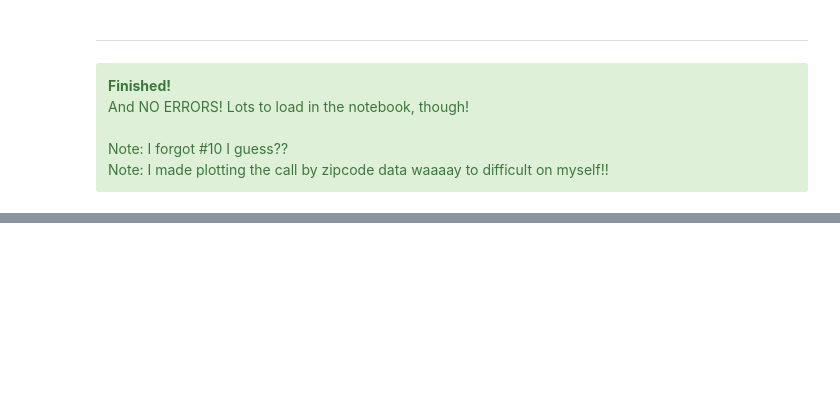
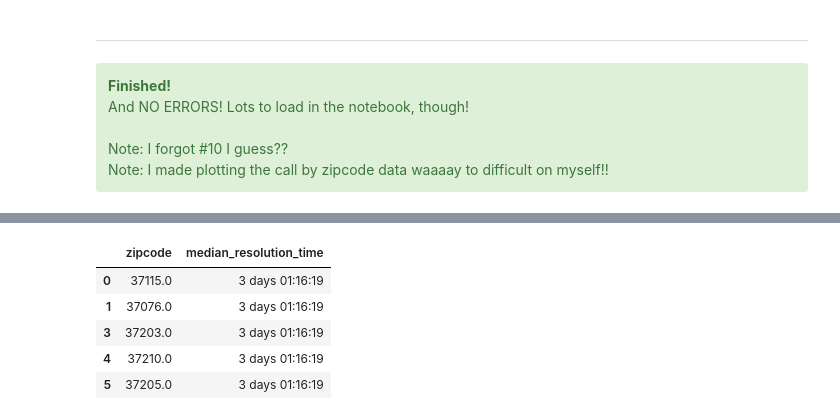
Before and after one commit to theheatherlwalker/NSS-Analytics-Jumpstart-2022-06, a Jupyter notebook: notebooks/hwalker_jumpstart_analysis.ipynb, the cells around one changed output, grey strips where cells are left out. Cells and saved outputs as stored; diff of their text form; code cells hidden in the pictures; blank space fills up the shorter version.

```diff
--- a/notebooks/hwalker_jumpstart_analysis.ipynb
+++ b/notebooks/hwalker_jumpstart_analysis.ipynb
@@ -1085,0 +1262,16 @@ Name: request_type, dtype: int64
+# %%
+# Dropping all but the __zipcode__ and __median_resolution_time__ columns
+# using: `df[['col1', 'col2']]`
+# SOURCE: https://www.statology.org/pandas-keep-columns/
+# Check with `.head()`
+
+streets_median = streets_median[['zipcode', 'median_resolution_time']]
+
+streets_median.head()
+# %% [output]
+|  | zipcode | median_resolution_time |
+| 0 | 37115.0 | 3 days 01:16:19 |
+| 1 | 37076.0 | 3 days 01:16:19 |
+| 3 | 37203.0 | 3 days 01:16:19 |
+| 4 | 37210.0 | 3 days 01:16:19 |
+| 5 | 37205.0 | 3 days 01:16:19 |
```
Also changed, not shown: parts of 96 cells of this notebook.
